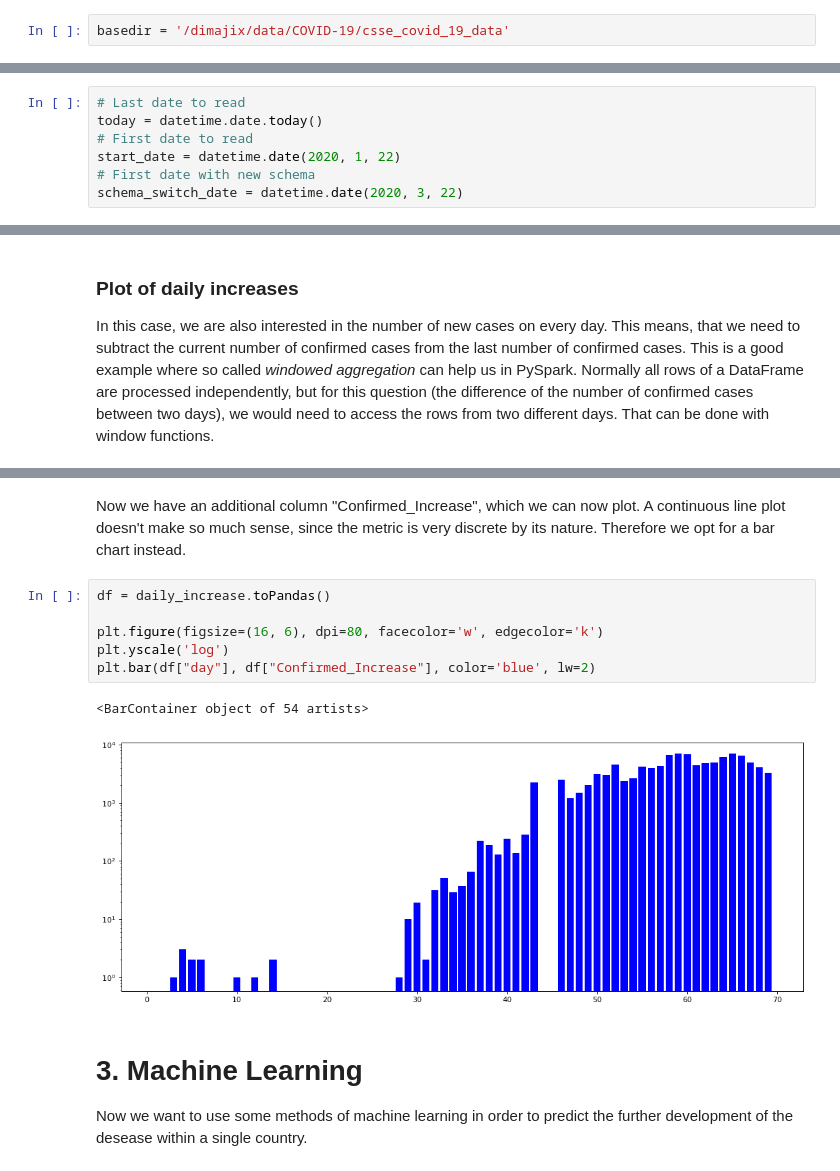
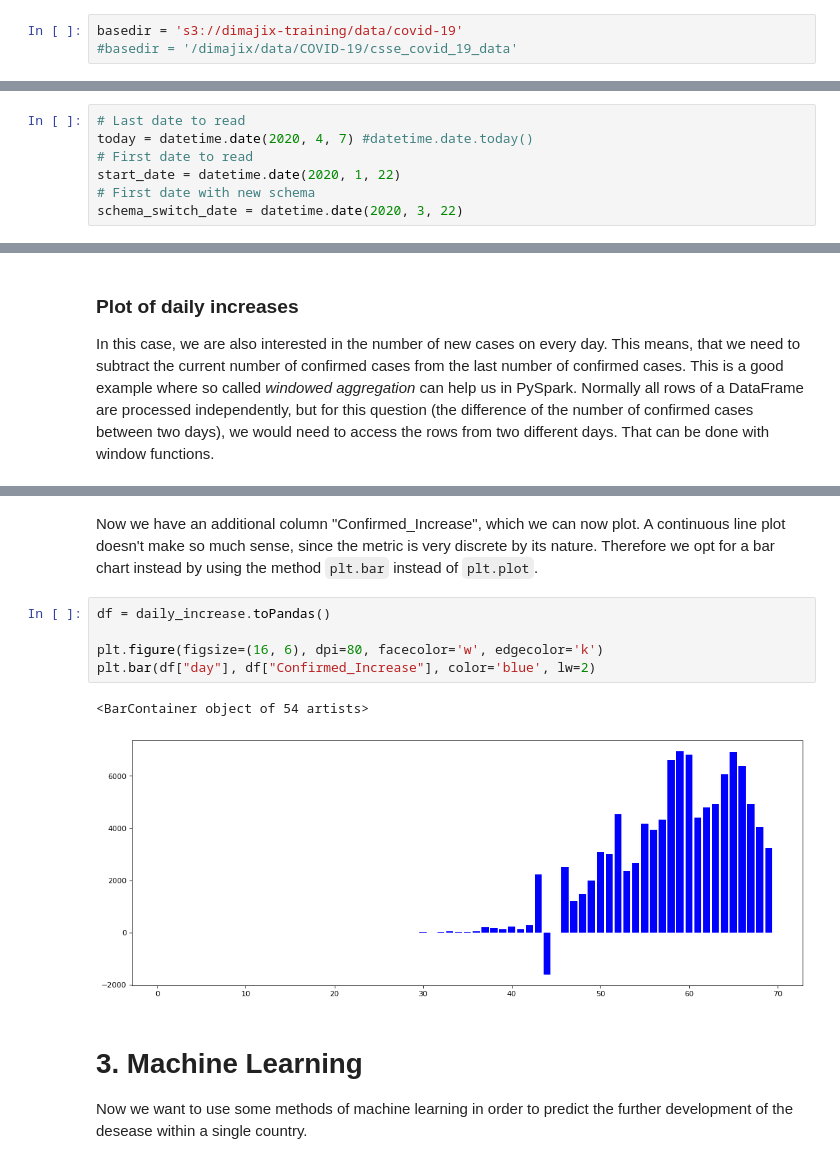
Before and after one commit to dimajix/spark-training, a Jupyter notebook: spark-python/jupyter-ml-covid-19/COVID-19 - Full.ipynb, the cells around one changed output, grey strips where cells are left out. Drawn from its saved outputs; the diff is of its cells as text.

Commit message:
Update COVID-19 Notebooks

```diff
--- a/spark-python/jupyter-ml-covid-19/COVID-19 Full.ipynb
+++ b/spark-python/jupyter-ml-covid-19/COVID-19 - Full.ipynb
@@ -28,7 +28,8 @@ spark
 
 The original data is available at https://github.com/CSSEGISandData/COVID-19 provided by Johns Hopkins CSSE. There are several different representations of the data, we will peek into different versions and then select the most appropriate to work with.
 # %%
-basedir = '/dimajix/data/COVID-19/csse_covid_19_data'
+basedir = 's3://dimajix-training/data/covid-19'
+#basedir = '/dimajix/data/COVID-19/csse_covid_19_data'
 # %% [markdown]
 ## 1.1 Load Time Series
 
@@ -91,7 +92,7 @@ def parse_date(date):
 Next challenge is that the schema did change, namely between 2020-03-21 and 2020-03-22. The column names have changed, new columns have been added and so on. Therefore we cannot read in all files within a single `spark.read.csv`, but we need to split them up into two separate batches with different schemas.
 # %%
 # Last date to read
-today = datetime.date.today()
+today = datetime.date(2020, 4, 7) #datetime.date.today()
 # First date to read
 start_date = datetime.date(2020, 1, 22)
 # First date with new schema
@@ -475,16 +481,15 @@ daily_increase.show(10)
 +--------------+-----------+---------+------+---------+------------+---+------------------+
 only showing top 10 rows
 # %% [markdown]
-Now we have an additional column "Confirmed_Increase", which we can now plot. A continuous line plot doesn't make so much sense, since the metric is very discrete by its nature. Therefore we opt for a bar chart instead.
+Now we have an additional column "Confirmed_Increase", which we can now plot. A continuous line plot doesn't make so much sense, since the metric is very discrete by its nature. Therefore we opt for a bar chart instead by using the method `plt.bar` instead of `plt.plot`.
 # %%
 df = daily_increase.toPandas()
 
 plt.figure(figsize=(16, 6), dpi=80, facecolor='w', edgecolor='k')
-plt.yscale('log')
 plt.bar(df["day"], df["Confirmed_Increase"], color='blue', lw=2)
 # %% [output]
 <BarContainer object of 54 artists>
-[figure, old version]
+[figure, new version]
 # %% [markdown]
 # 3. Machine Learning
 
```
Also changed, not shown: parts of 17 cells of this notebook, 1 other file.
